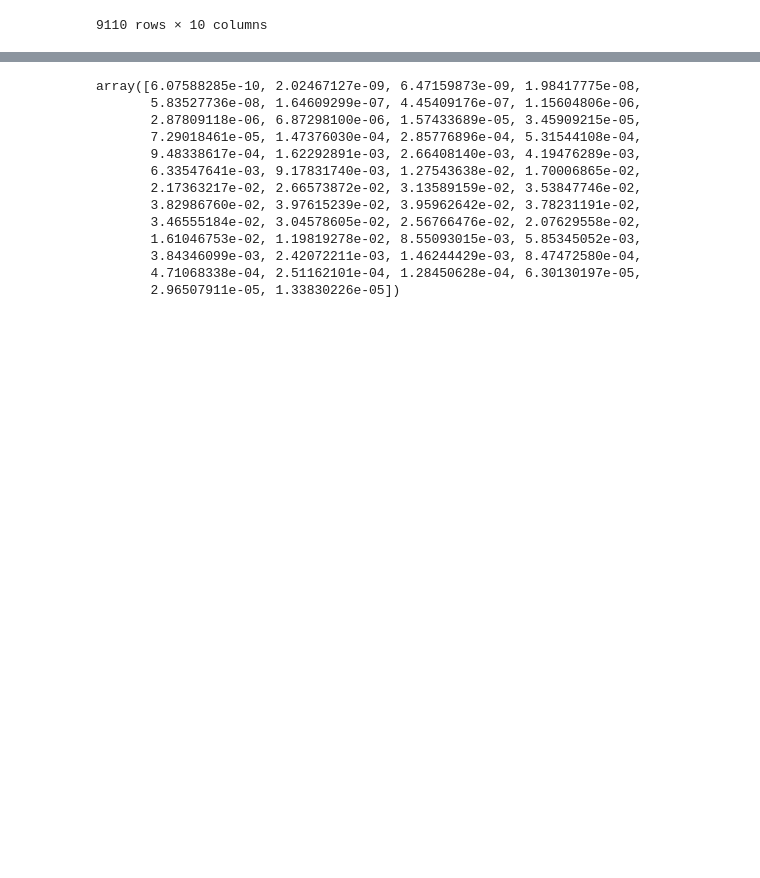
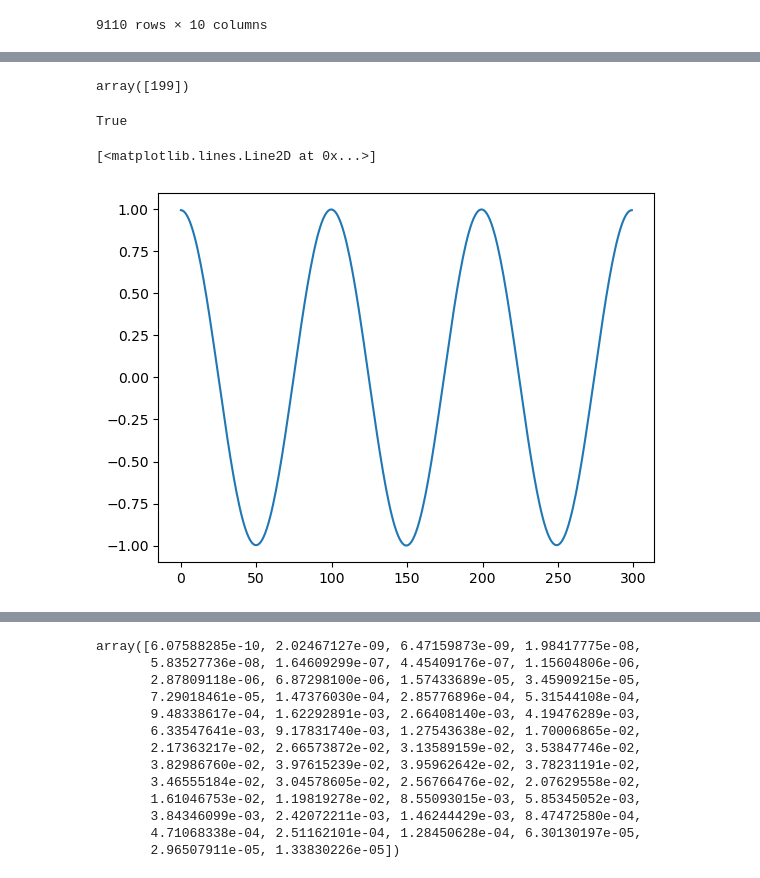
Before and after one commit to loosolab/PEAKQC, a Jupyter notebook: experimental/exp_fld_scoring.ipynb, the cells around one changed output, grey strips where cells are left out. Saved outputs shown, nothing was run; the diff lists cells and outputs as text; code cells hidden in the pictures; blank space fills up the shorter version.

```diff
--- a/experimental/exp_fld_scoring.ipynb
+++ b/experimental/exp_fld_scoring.ipynb
@@ -239,0 +271,14 @@ print(gaussian[650])
+# %%
+np.where(np.max(wav_3) == wav_3)[0]
+# %% [output]
+array([199])
+# %%
+peaks_3[0][0] == 100
+peaks_3[0][1] == 199
+# %% [output]
+True
+# %%
+plt.plot(wav_3)
+# %% [output]
+[<matplotlib.lines.Line2D at 0x...>]
+[figure, added]
```
Also changed, not shown: parts of 65 cells of this notebook, 2 other files.
